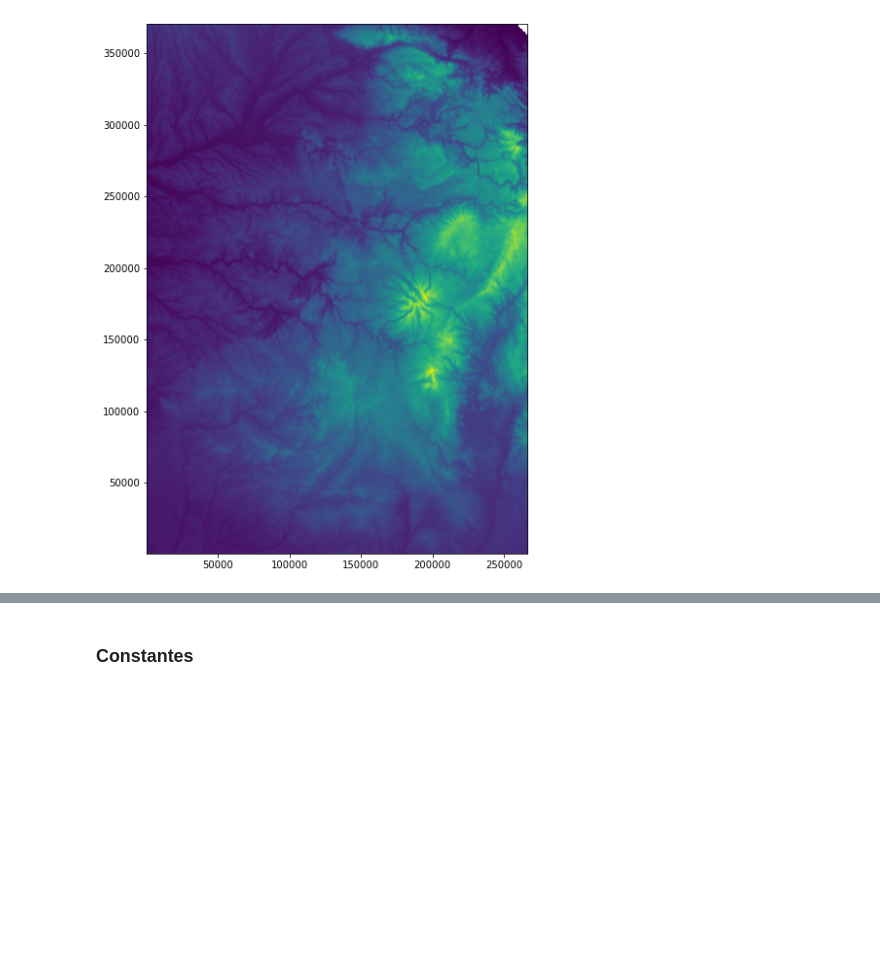
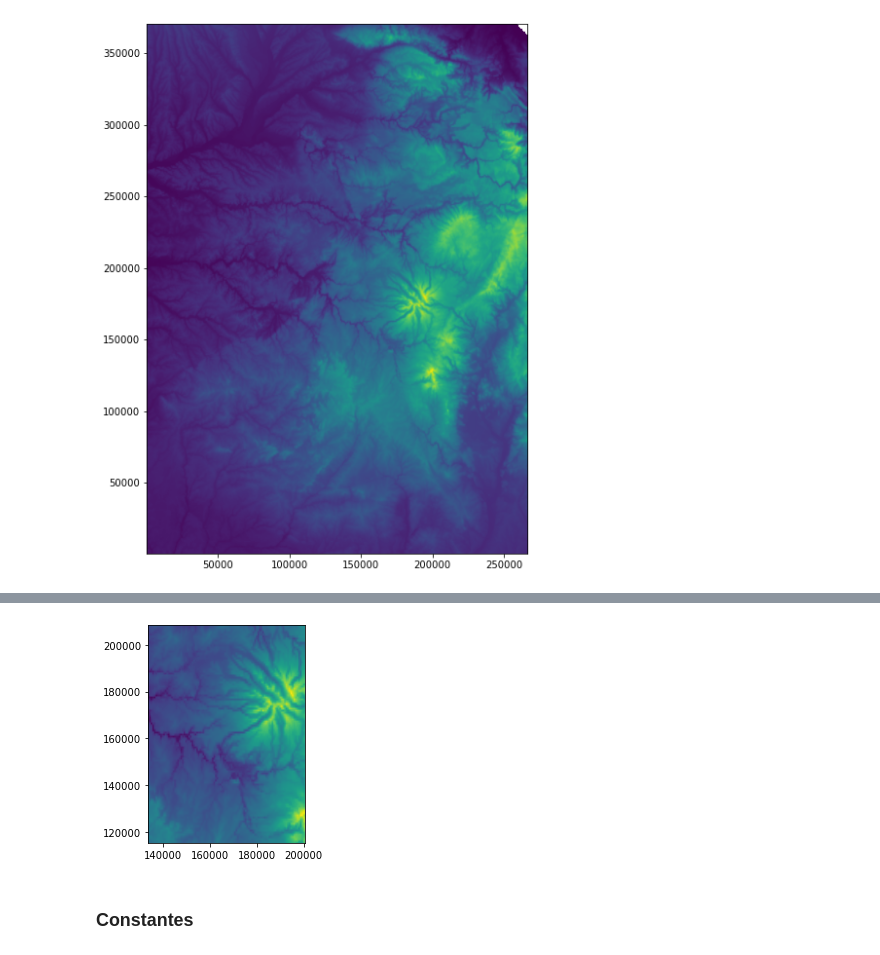
Before and after one commit to PaulAntoineLeveilley/filtrage-bay-sien, a Jupyter notebook: TP4/filtrage particulaire.ipynb, the cells around one changed output, grey strips where cells are left out. Cells and saved outputs as stored; diff of their text form; code cells hidden in the pictures; blank space fills up the shorter version.

```diff
--- a/TP4/filtrage particulaire.ipynb
+++ b/TP4/filtrage particulaire.ipynb
@@ -28,3 +38,19 @@ dict_keys(['__header__', '__version__', '__globals__', 'ans', 'dt_resol', 'h_MNT
+# %%
+
+# print(x_mnt[0,400])
+# print(x_mnt[0,650])
+
+y_mnt_1 = np.flip(y_mnt[0])
+
+indice_y_min=350
+indice_y_max=550
+indice_x_min=400
+indice_x_max=600
+
+plt.imshow(h_mnt[indice_y_min:indice_y_max,indice_x_min:indice_x_max], extent = [x_mnt[0,indice_x_min],x_mnt[0,indice_x_max],y_mnt_1[indice_y_max],y_mnt_1[indice_y_min]])
+plt.show()
+# %% [output]
+[figure, added]
 # %%
 def redistribution(X,w):
     w_normalise = w/np.sum(w)
```
Also changed, not shown: parts of 10 cells of this notebook, 2 other files.
